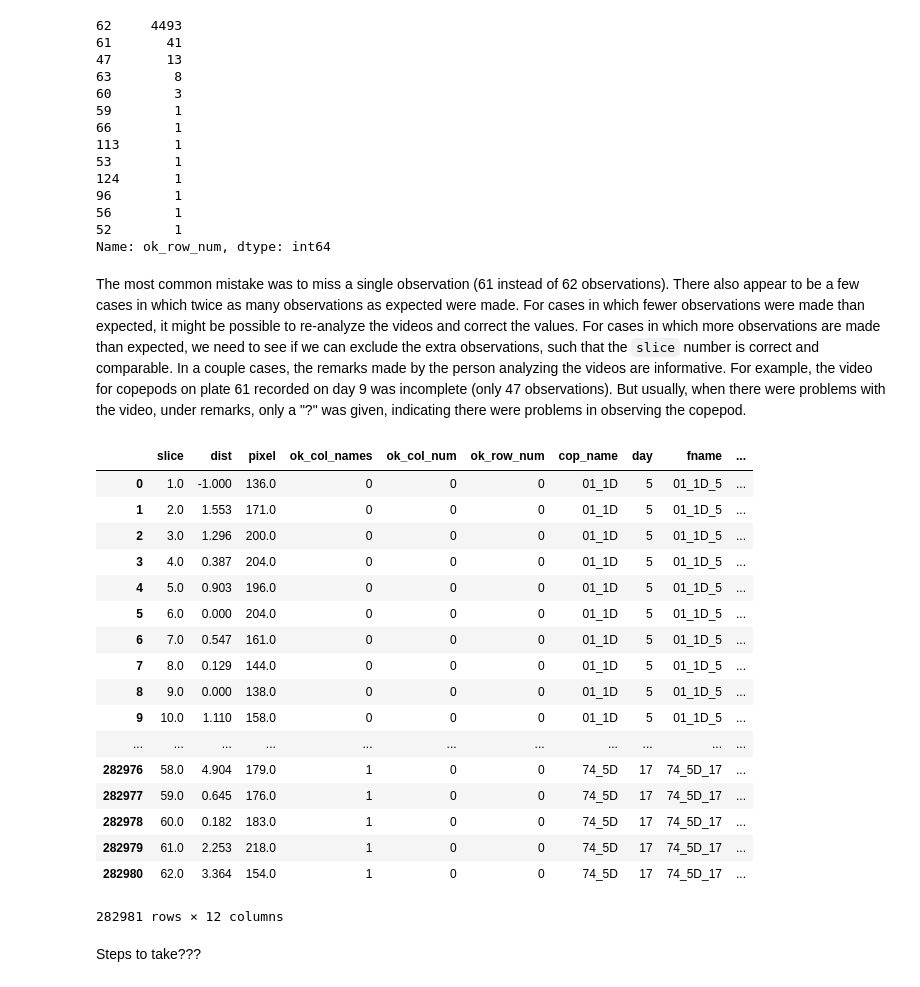
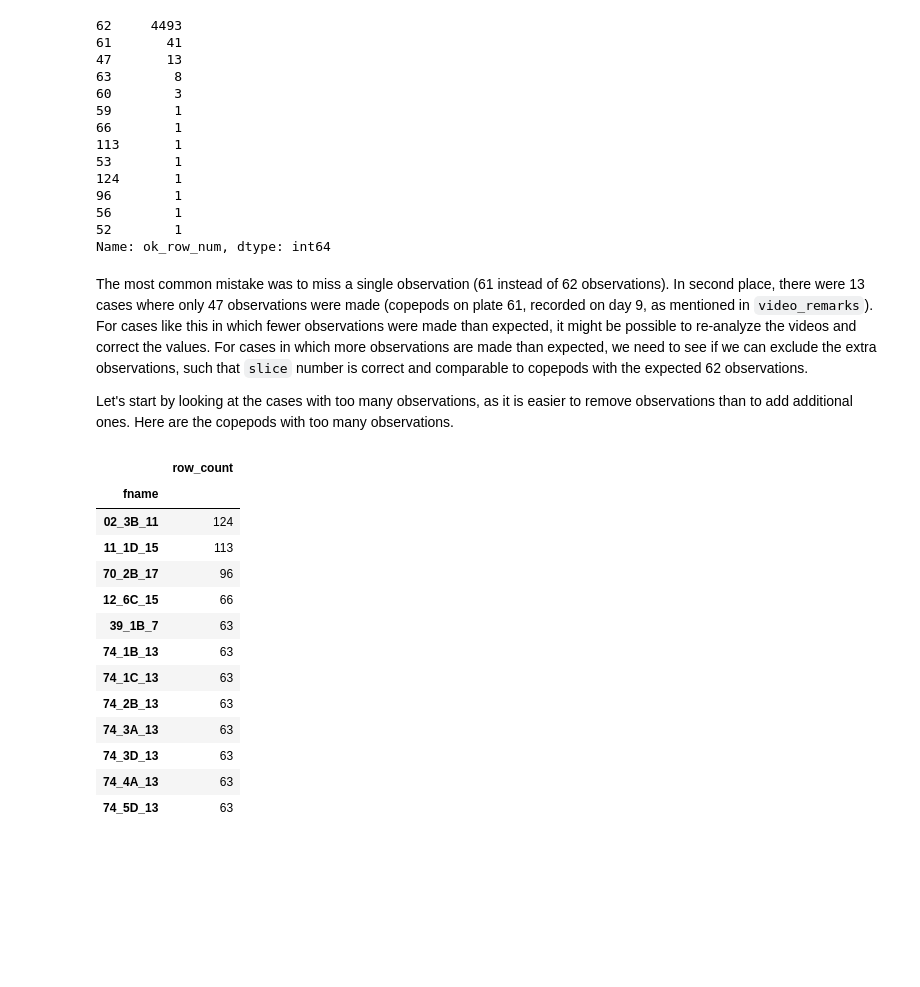
Before and after one commit to dbenesh82/behav_vid_data_compiler, a Jupyter notebook: wrangled_data/Exploratory_analysis.ipynb, the cells around one changed output. Cells and saved outputs as stored; diff of their text form; code cells hidden in the pictures; blank space fills up the shorter version.

```diff
--- a/wrangled_data/Exploratory_analysis.ipynb
+++ b/wrangled_data/Exploratory_analysis.ipynb
@@ -162,29 +182,26 @@ c['ok_row_num'].value_counts()
 52        1
 Name: ok_row_num, dtype: int64
 # %% [markdown]
-The most common mistake was to miss a single observation (61 instead of 62 observations). There also appear to be a few cases in which twice as many observations as expected were made. For cases in which fewer observations were made than expected, it might be possible to re-analyze the videos and correct the values. For cases in which more observations are made than expected, we need to see if we can exclude the extra observations, such that the `slice` number is correct and comparable. In a couple cases, the remarks made by the person analyzing the videos are informative. For example, the video for copepods on plate 61 recorded on day 9 was incomplete (only 47 observations). But usually, when there were problems with the video, under remarks, only a "?" was given, indicating there were problems in observing the copepod.
+The most common mistake was to miss a single observation (61 instead of 62 observations). In second place, there were 13 cases where only 47 observations were made (copepods on plate 61, recorded on day 9, as mentioned in `video_remarks`). For cases like this in which fewer observations were made than expected, it might be possible to re-analyze the videos and correct the values. For cases in which more observations are made than expected, we need to see if we can exclude the extra observations, such that `slice` number is correct and comparable to copepods with the expected 62 observations.
+
+Let's start by looking at the cases with too many observations, as it is easier to remove observations than to add additional ones. Here are the copepods with too many observations.
-# %%
-vid_probs = combined_data[combined_data.video_problematic == 1]
-vid_probs.video_remarks.drop_duplicates()
-combined_data
-# %% [output]
-|  | slice | dist | pixel | ok_col_names | ok_col_num | ok_row_num | cop_name | day | fname | ... |
-| 0 | 1.0 | -1.000 | 136.0 | 0 | 0 | 0 | 01_1D | 5 | 01_1D_5 | ... |
-| 1 | 2.0 | 1.553 | 171.0 | 0 | 0 | 0 | 01_1D | 5 | 01_1D_5 | ... |
-| 2 | 3.0 | 1.296 | 200.0 | 0 | 0 | 0 | 01_1D | 5 | 01_1D_5 | ... |
-| 3 | 4.0 | 0.387 | 204.0 | 0 | 0 | 0 | 01_1D | 5 | 01_1D_5 | ... |
-| 4 | 5.0 | 0.903 | 196.0 | 0 | 0 | 0 | 01_1D | 5 | 01_1D_5 | ... |
-| 5 | 6.0 | 0.000 | 204.0 | 0 | 0 | 0 | 01_1D | 5 | 01_1D_5 | ... |
-| 6 | 7.0 | 0.547 | 161.0 | 0 | 0 | 0 | 01_1D | 5 | 01_1D_5 | ... |
-| 7 | 8.0 | 0.129 | 144.0 | 0 | 0 | 0 | 01_1D | 5 | 01_1D_5 | ... |
-| 8 | 9.0 | 0.000 | 138.0 | 0 | 0 | 0 | 01_1D | 5 | 01_1D_5 | ... |
-| 9 | 10.0 | 1.110 | 158.0 | 0 | 0 | 0 | 01_1D | 5 | 01_1D_5 | ... |
-| ... | ... | ... | ... | ... | ... | ... | ... | ... | ... | ... |
-| 282976 | 58.0 | 4.904 | 179.0 | 1 | 0 | 0 | 74_5D | 17 | 74_5D_17 | ... |
-| 282977 | 59.0 | 0.645 | 176.0 | 1 | 0 | 0 | 74_5D | 17 | 74_5D_17 | ... |
-| 282978 | 60.0 | 0.182 | 183.0 | 1 | 0 | 0 | 74_5D | 17 | 74_5D_17 | ... |
-| 282979 | 61.0 | 2.253 | 218.0 | 1 | 0 | 0 | 74_5D | 17 | 74_5D_17 | ... |
-| 282980 | 62.0 | 3.364 | 154.0 | 1 | 0 | 0 | 74_5D | 17 | 74_5D_17 | ... |
-282981 rows × 12 columns
-# %% [markdown]
-Steps to take???
+# %%
+(c[c.ok_row_num > 62]
+ .rename(columns = {'ok_row_num':'row_count'})
+ .sort_values('row_count', ascending = False)
+)
+# %% [output]
+|  | row_count |
+| fname |  |
+| 02_3B_11 | 124 |
+| 11_1D_15 | 113 |
+| 70_2B_17 | 96 |
+| 12_6C_15 | 66 |
+| 39_1B_7 | 63 |
+| 74_1B_13 | 63 |
+| 74_1C_13 | 63 |
+| 74_2B_13 | 63 |
+| 74_3A_13 | 63 |
+| 74_3D_13 | 63 |
+| 74_4A_13 | 63 |
+| 74_5D_13 | 63 |
```
Also changed, not shown: parts of 16 cells of this notebook.
